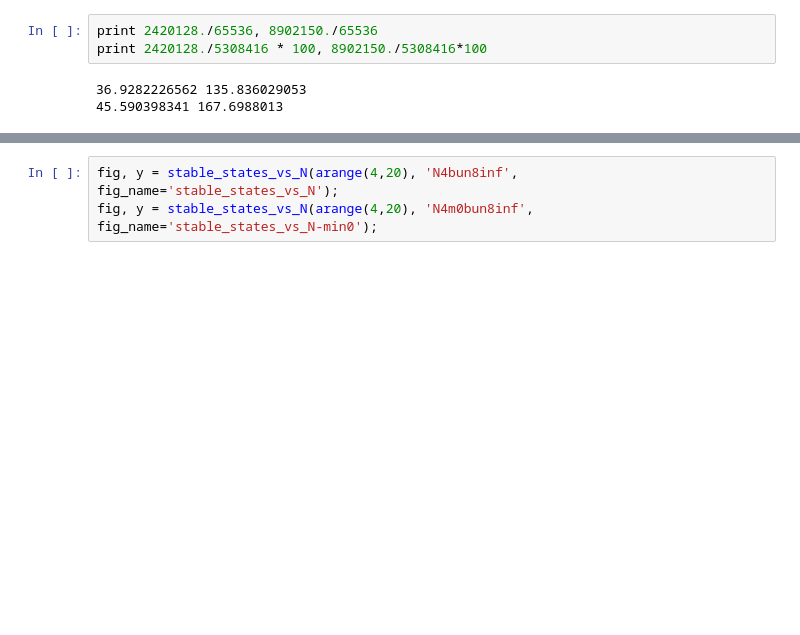
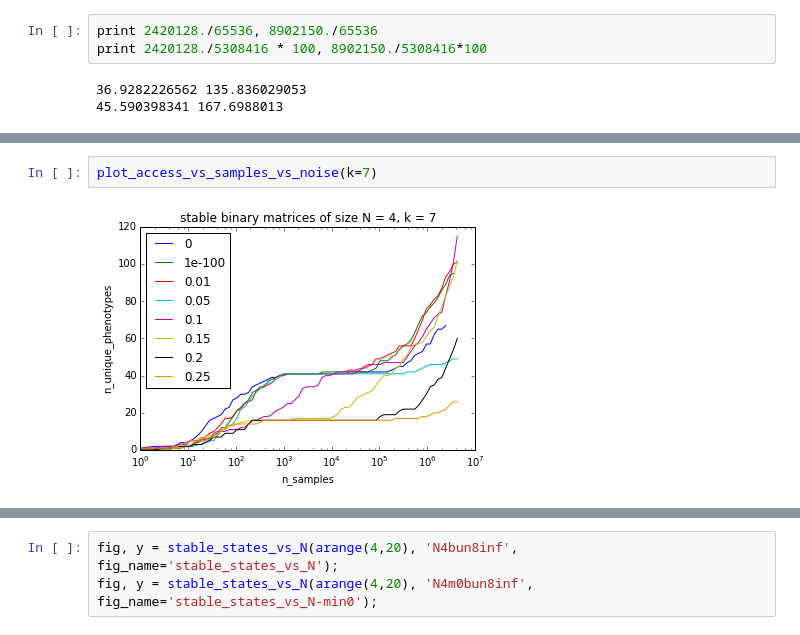
Before and after one commit to rpinho/autoregulation, a Jupyter notebook: exploratory-victor.ipynb, the cells around one changed output, grey strips where cells are left out. Cells and saved outputs as stored; diff of their text form; blank space fills up the shorter version.

```diff
--- a/exploratory-victor.ipynb
+++ b/exploratory-victor.ipynb
@@ -39 +97,5 @@ plot_access_vs_samples()
+# %%
+plot_access_vs_samples_vs_noise(k=7)
+# %% [output]
+[figure, added]
 # %%
```
Also changed, not shown: parts of 26 cells of this notebook.
